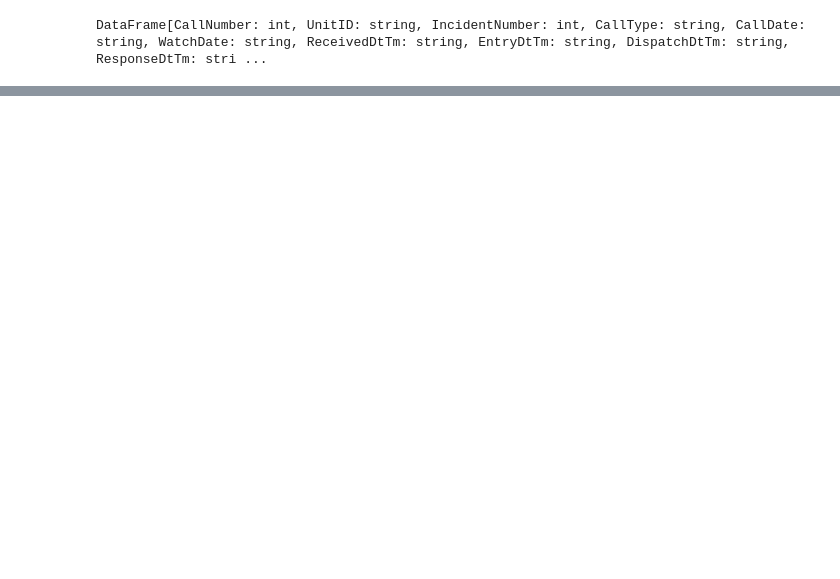
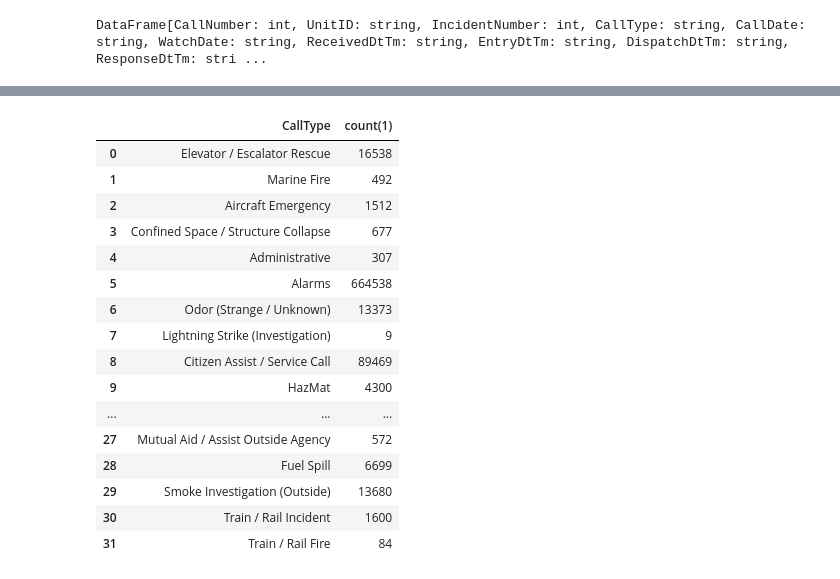
Before and after one commit to cs544-wisc/s23, a Jupyter notebook: lec/23-spark/nb/demo.ipynb, the cells around one changed output, grey strips where cells are left out. Cells and saved outputs as stored; diff of their text form; code cells hidden in the pictures; blank space fills up the shorter version.

```diff
--- a/lec/23-spark/nb/demo.ipynb
+++ b/lec/23-spark/nb/demo.ipynb
@@ -282,0 +427,24 @@ Wall time: 552 ms
+# %%
+spark.sql("""
+SELECT CallType, COUNT(*)
+FROM calls
+GROUP BY CallType
+""").toPandas()
+# %% [output]
+|  | CallType | count(1) |
+| 0 | Elevator / Escalator Rescue | 16538 |
+| 1 | Marine Fire | 492 |
+| 2 | Aircraft Emergency | 1512 |
+| 3 | Confined Space / Structure Collapse | 677 |
+| 4 | Administrative | 307 |
+| 5 | Alarms | 664538 |
+| 6 | Odor (Strange / Unknown) | 13373 |
+| 7 | Lightning Strike (Investigation) | 9 |
+| 8 | Citizen Assist / Service Call | 89469 |
+| 9 | HazMat | 4300 |
+| ... | ... | ... |
+| 27 | Mutual Aid / Assist Outside Agency | 572 |
+| 28 | Fuel Spill | 6699 |
+| 29 | Smoke Investigation (Outside) | 13680 |
+| 30 | Train / Rail Incident | 1600 |
+| 31 | Train / Rail Fire | 84 |
```
Also changed, not shown: parts of 45 cells of this notebook, 4 other files.
